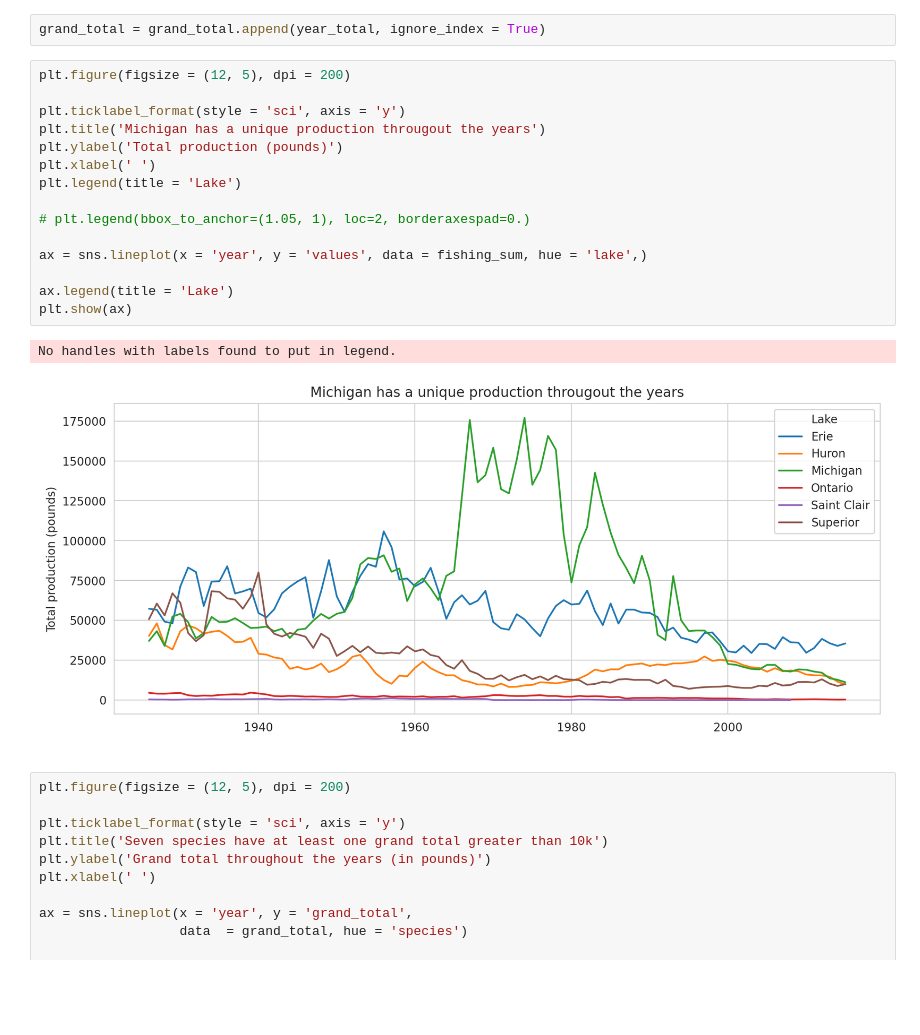
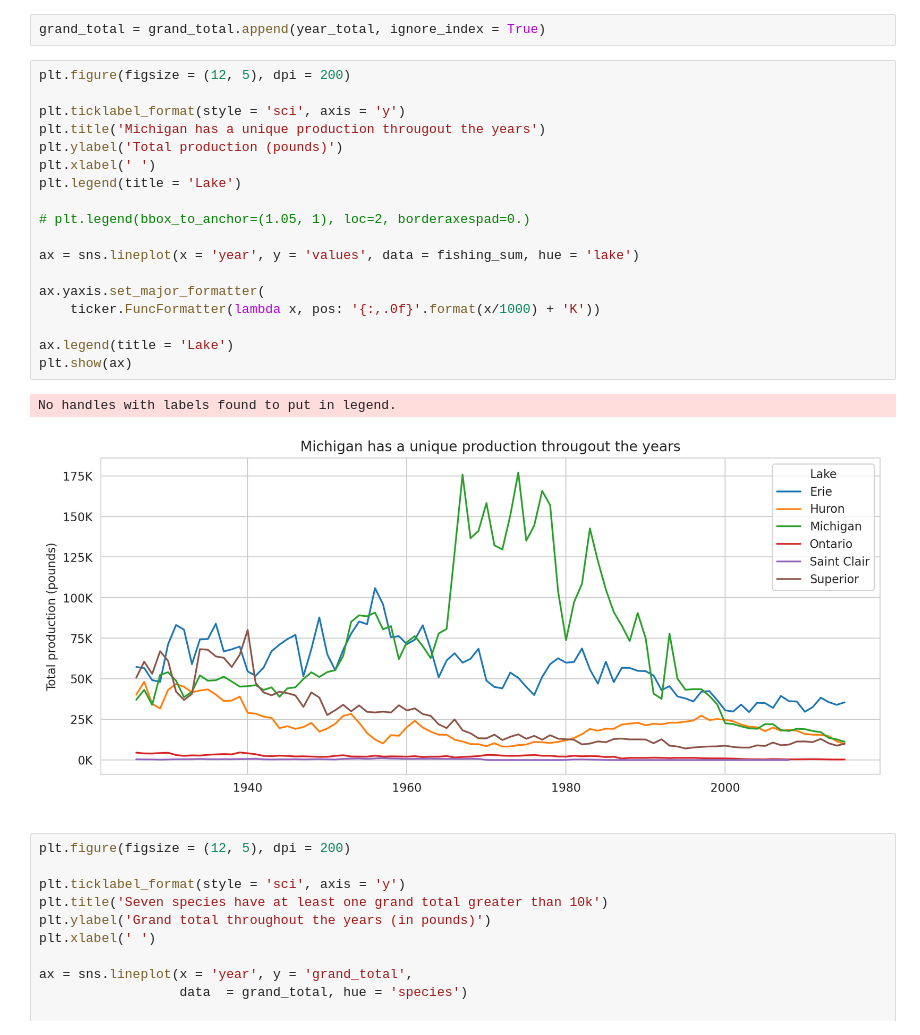
Before and after one commit to tayrone/tidy_tuesday_python, a Jupyter notebook: fishing_210608.ipynb, the cells around one changed output. Saved outputs shown, nothing was run; the diff lists cells and outputs as text; blank space fills up the shorter version.

```diff
--- a/fishing_210608.ipynb
+++ b/fishing_210608.ipynb
@@ -88,21 +89,24 @@ grand_total = grand_total.append(year_total, ignore_index = True)
 # %%
 plt.figure(figsize = (12, 5), dpi = 200)
 
 plt.ticklabel_format(style = 'sci', axis = 'y')
 plt.title('Michigan has a unique production througout the years')
 plt.ylabel('Total production (pounds)')
 plt.xlabel(' ')
 plt.legend(title = 'Lake')
 
 # plt.legend(bbox_to_anchor=(1.05, 1), loc=2, borderaxespad=0.)
 
-ax = sns.lineplot(x = 'year', y = 'values', data = fishing_sum, hue = 'lake',)
+ax = sns.lineplot(x = 'year', y = 'values', data = fishing_sum, hue = 'lake')
+
+ax.yaxis.set_major_formatter(
+    ticker.FuncFormatter(lambda x, pos: '{:,.0f}'.format(x/1000) + 'K'))
 
 ax.legend(title = 'Lake')
 plt.show(ax)
 # %% [output]
 No handles with labels found to put in legend.
-[figure, old version]
+[figure, new version]
 # %%
 plt.figure(figsize = (12, 5), dpi = 200)
 
```
Also changed, not shown: parts of 13 cells of this notebook.
